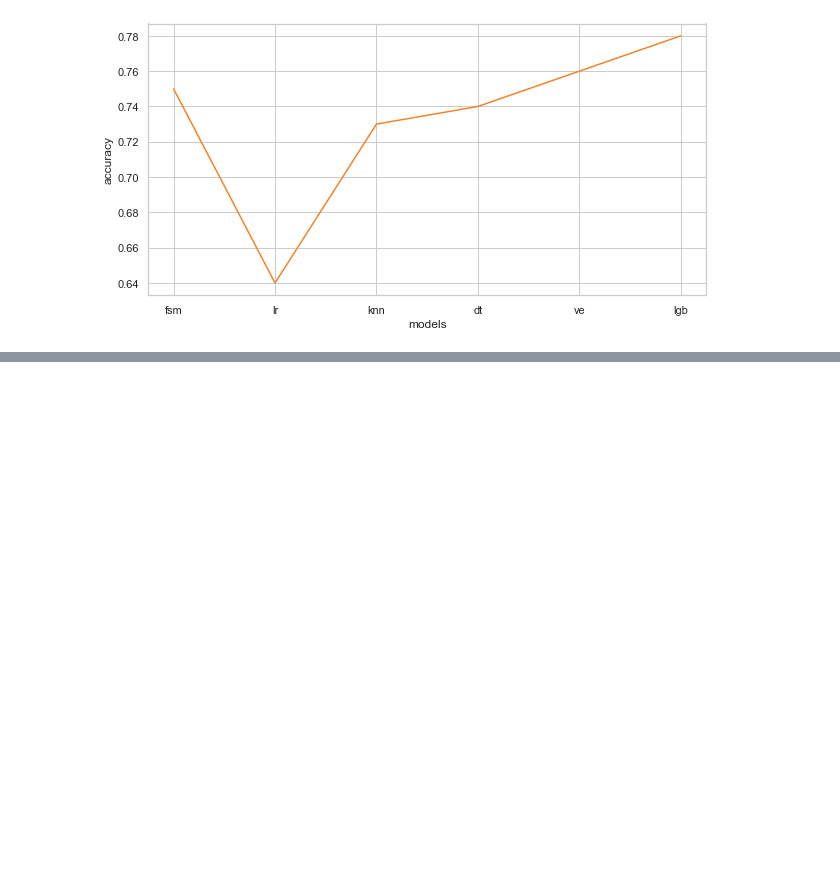
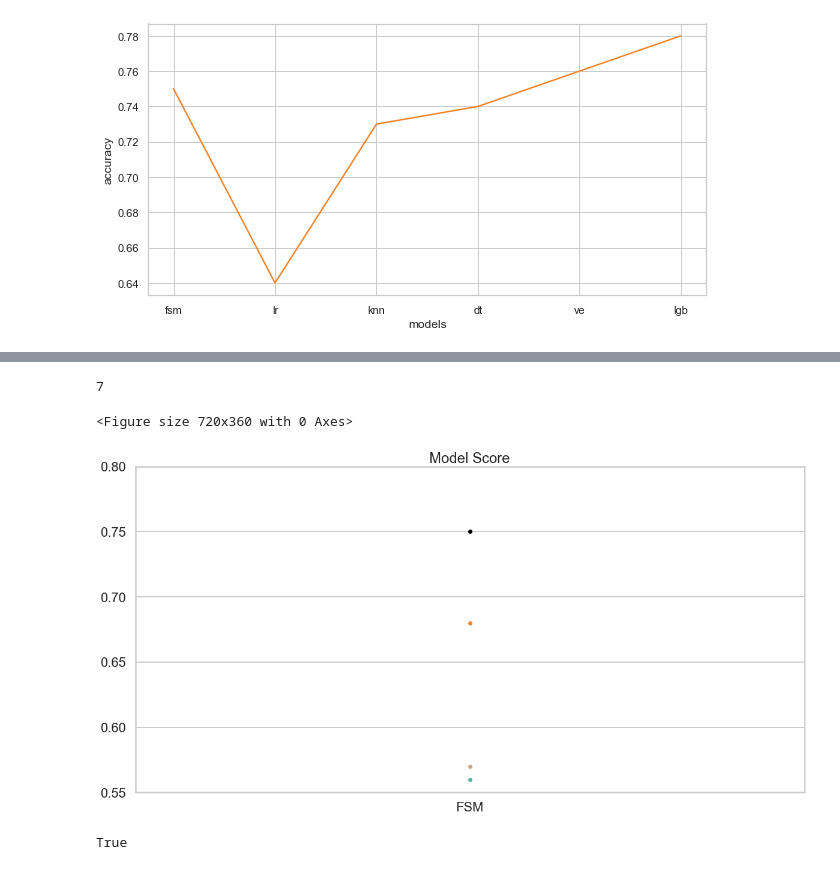
Before and after one commit to awyeh64/Tanzanian_Water_Well_Predictor, a Jupyter notebook: ayeh_eda.ipynb, the cells around one changed output, grey strips where cells are left out. Cells and saved outputs as stored; diff of their text form; code cells hidden in the pictures; blank space fills up the shorter version.

Commit message:
model score visuals

```diff
--- a/ayeh_eda.ipynb
+++ b/ayeh_eda.ipynb
@@ -880,3 +880,15 @@ sns.lineplot(x = 'models', y= 'accuracy', data = ds, color = '#F48328')
 # %% [output]
 <matplotlib.axes._subplots.AxesSubplot at 0x...>
 [figure]
+# %%
+fsm = ['FSM', 0.75, 0.68, 0.56, 0.57, 0.74, 0.75, 0.73]
+lr = ['LR', 0.64, 0.59, 0.66, 0.58, 0.75, 0.64, 0.68]
+dt = ['DT', 0.74, 0.63, 0.66, 0.64, 0.75, 0.74, 0.75]
+knn = ['KNN', 0.75, 0.64, 0.68, 0.66, 0.77, 0.75, 0.76]
+ve = ['VE', 0.76, 0.66, 0.69, 0.67, 0.78, 0.76, 0.77]
+lgb = ['LGB', 0.78, 0.67, 0.71, 0.69, 0.79, 0.78, 0.78]
+rf = ['RF', 0.78, 0.68, 0.70, 0.69, 0.79, 0.78, 0.79]
+
+scores = [fsm, lr, dt, knn, ve, lgb, rf]
+ds = pd.DataFrame(data = scores, columns = ['model', 'accuracy', 'precision_macro_avg', 'recall_macro_avg', 'f1-score_macro_avg', 'precision_weighted_avg', 'recall_weighted_avg', 'f1-score_weighted_avg'])
+ds.head()
@@ -882,0 +902,36 @@ sns.lineplot(x = 'models', y= 'accuracy', data = ds, color = '#F48328')
+# %%
+ds.shape[0]
+# %% [output]
+7
+# %%
+def plot_model_score(x):
+    sns.set(context = 'poster', style = 'whitegrid')
+    if x > ds.shape[0]:
+        return False
+    plt.figure(figsize = (10,5))
+    title = 'Model Score'
+    xlabel = ''
+    ylabel = ''
+    ylim = (0.55, 0.8)
+    colors = [ 'black', '#f48328', '#4eb4ac', '#c7ad82', '#f48328', '#4eb4ac', '#c7ad82']
+    plot_cols = ['accuracy', 'precision_macro_avg', 'recall_macro_avg', 'f1-score_macro_avg']
+    counter = 0
+    fg, ax = plt.subplots(figsize = (20,10))
+    plot_df = ds.head(x)
+    for i in plot_cols:
+
+        sns.lineplot(x = 'model', y= i, data = plot_df, color = colors[counter], linewidth = 4, ax = ax)
+        sns.swarmplot(x = 'model', y= i, data = plot_df, size = 7, color = colors[counter], ax = ax)
+        counter += 1
+
+    ax.set(title = title, xlabel = xlabel, ylabel = ylabel, ylim = ylim)
+    plt.savefig(f'{x}_model_{plot_df.model[x-1]}', dpi=300, bbox_inches='tight')
+
+    plt.show()
+    return True
+# %%
+plot_model_score(1)
+# %% [output]
+<Figure size 720x360 with 0 Axes>
+[figure, added]
+True
```
Also changed, not shown: parts of 10 cells of this notebook.
